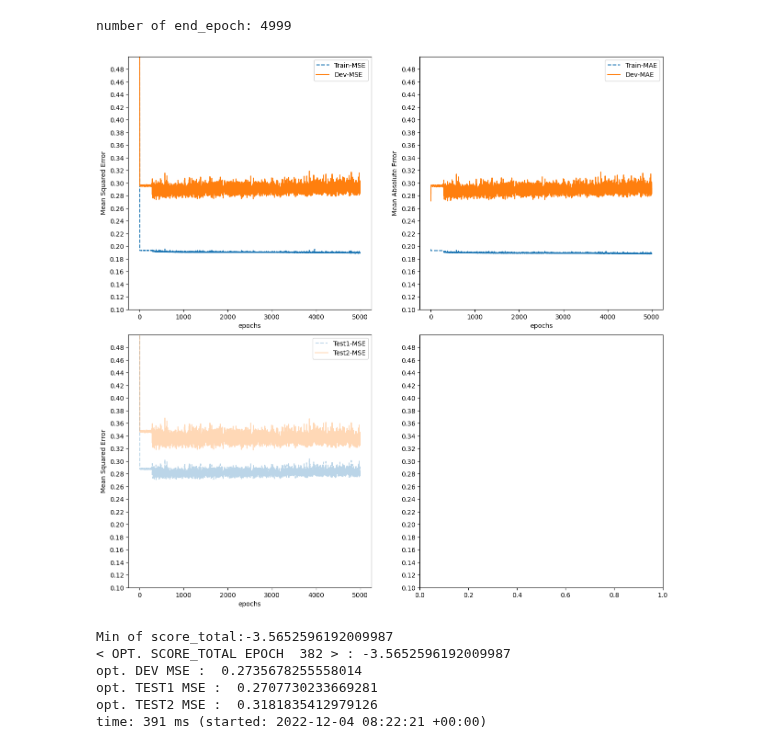
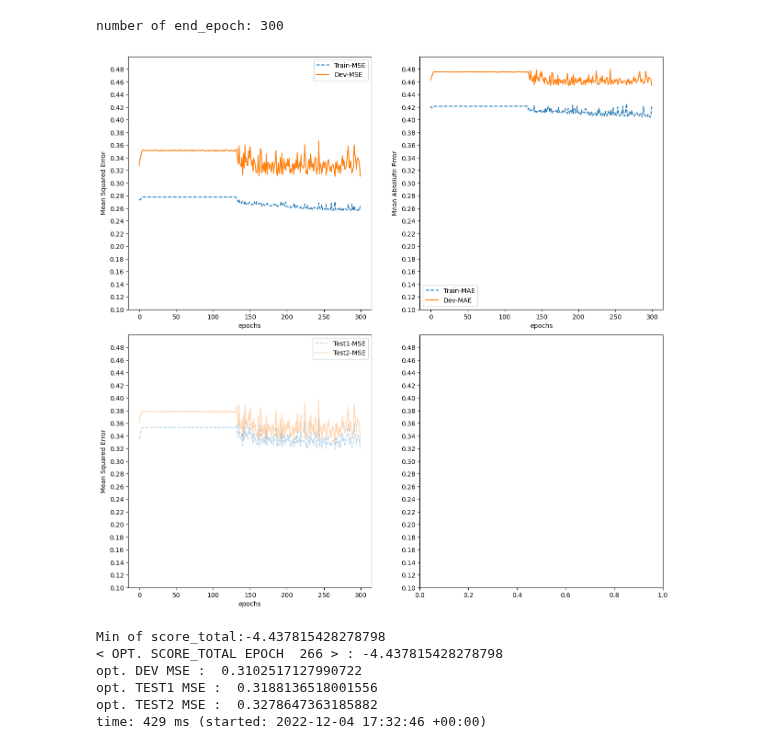
Before and after one commit to theabc50111/ARIMA-LSTM-hybrid-corrcoef-predict, a Jupyter notebook: ywt_library/lstm_weight_evaluation.ipynb, the cells around one changed output. Drawn from its saved outputs; the diff is of its cells as text; code cells hidden in the pictures.

Commit message:
retrain arima_lstm_hybrid_model_train

```diff
--- a/ywt_library/lstm_weight_evaluation.ipynb
+++ b/ywt_library/lstm_weight_evaluation.ipynb
@@ -9,7 +9,7 @@ ELBOW = 5
 
 # scores = pd.read_csv("../arima_lstm_hybrid_model_train/results/20220924/Kristian_Senneset_LSTM_hyper_params/sp500_20082017_train_LSTM_evaluation.csv")
 # scores = pd.read_csv("../arima_lstm_hybrid_model_train/results/20221121/sp500_20082017_freq_cluster_test-train_train-kS_hyper_lstm_evaluation.csv")
-scores = pd.read_csv("../other_baseline_model/LSTM_only_model/lstm_only_second_stage/train/results/20221124/sp500_20082017_train_LSTM_only_evaluation.csv")
+scores = pd.read_csv("../arima_lstm_hybrid_model/train/results/20221204/sp500_20082017-train_train-kS_hyper_lstm_evaluation.csv")
 end_epoch = scores.shape[0]
 print(f"number of end_epoch: {end_epoch}")
 
@@ -22,38 +22,38 @@ ax1.legend()
 ax1.set_xlabel('epochs')
 ax1.set_ylabel('Mean Squared Error')
 ax2.plot(scores['TRAIN_MAE'][:end_epoch],'--', label="Train-MAE")
 ax2.plot(scores['DEV_MAE'][:end_epoch], label="Dev-MAE")
 ax2.legend()
 ax2.set_xlabel('epochs')
 ax2.set_ylabel('Mean Absolute Error')
 ax3.plot(scores['TEST1_MSE'][:end_epoch],'--', label="Test1-MSE", alpha=0.3)
 ax3.plot(scores['TEST2_MSE'][:end_epoch], label="Test2-MSE", alpha=0.3)
 ax3.legend()
 ax3.set_xlabel('epochs')
 ax3.set_ylabel('Mean Squared Error')
 plt.subplots_adjust(wspace=0.2,hspace=0.1)
 plt.show()
 plt.close()
 
 # score_diff = (scores['DEV_MSE']-scores['TRAIN_MSE'])[ELBOW:]
 # score_sum = (scores['DEV_MSE']+scores['TRAIN_MSE'])[ELBOW:]
 score_diff = (scores['DEV_MSE'] - scores['TRAIN_MSE'])
 score_sum = (scores['DEV_MSE'] + scores['TRAIN_MSE'])
 score_diff_norm = (score_diff - np.mean(score_diff))/np.std(score_diff)
 score_sum_norm = (score_sum - np.mean(score_sum))/np.std(score_sum)
 score_total = score_diff_norm + score_sum_norm
 idx = np.argmin(score_total)
 print(f"Min of score_total:{score_total.min()}")
 print('< OPT. SCORE_TOTAL EPOCH ',str(idx+1),'> : '+str(score_total[idx]))
 print('opt. DEV MSE : ',str(scores['DEV_MSE'][idx]))
 print('opt. TEST1 MSE : ',str(scores['TEST1_MSE'][idx]))
 print('opt. TEST2 MSE : ',str(scores['TEST2_MSE'][idx]))
 # %% [output]
-number of end_epoch: 4999
+number of end_epoch: 300
-[figure, old version]
+[figure, new version]
-Min of score_total:-3.5652596192009987
-< OPT. SCORE_TOTAL EPOCH  382 > : -3.5652596192009987
-opt. DEV MSE :  0.2735678255558014
-opt. TEST1 MSE :  0.2707730233669281
-opt. TEST2 MSE :  0.3181835412979126
-time: 391 ms (started: 2022-12-04 08:22:21 +00:00)
+Min of score_total:-4.437815428278798
+< OPT. SCORE_TOTAL EPOCH  266 > : -4.437815428278798
+opt. DEV MSE :  0.3102517127990722
+opt. TEST1 MSE :  0.3188136518001556
+opt. TEST2 MSE :  0.3278647363185882
+time: 429 ms (started: 2022-12-04 17:32:46 +00:00)
```
Also changed, not shown: parts of 1 cell of this notebook, 4 other files.
